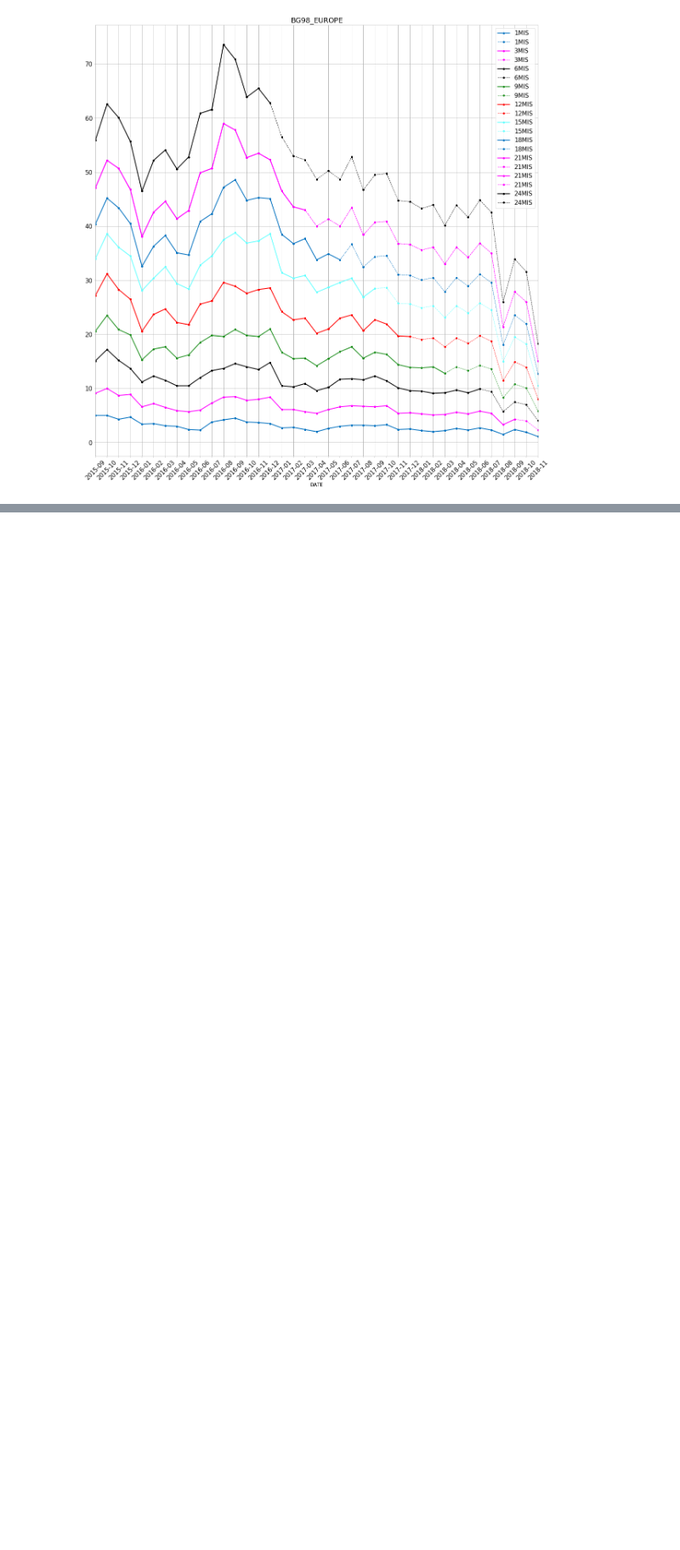
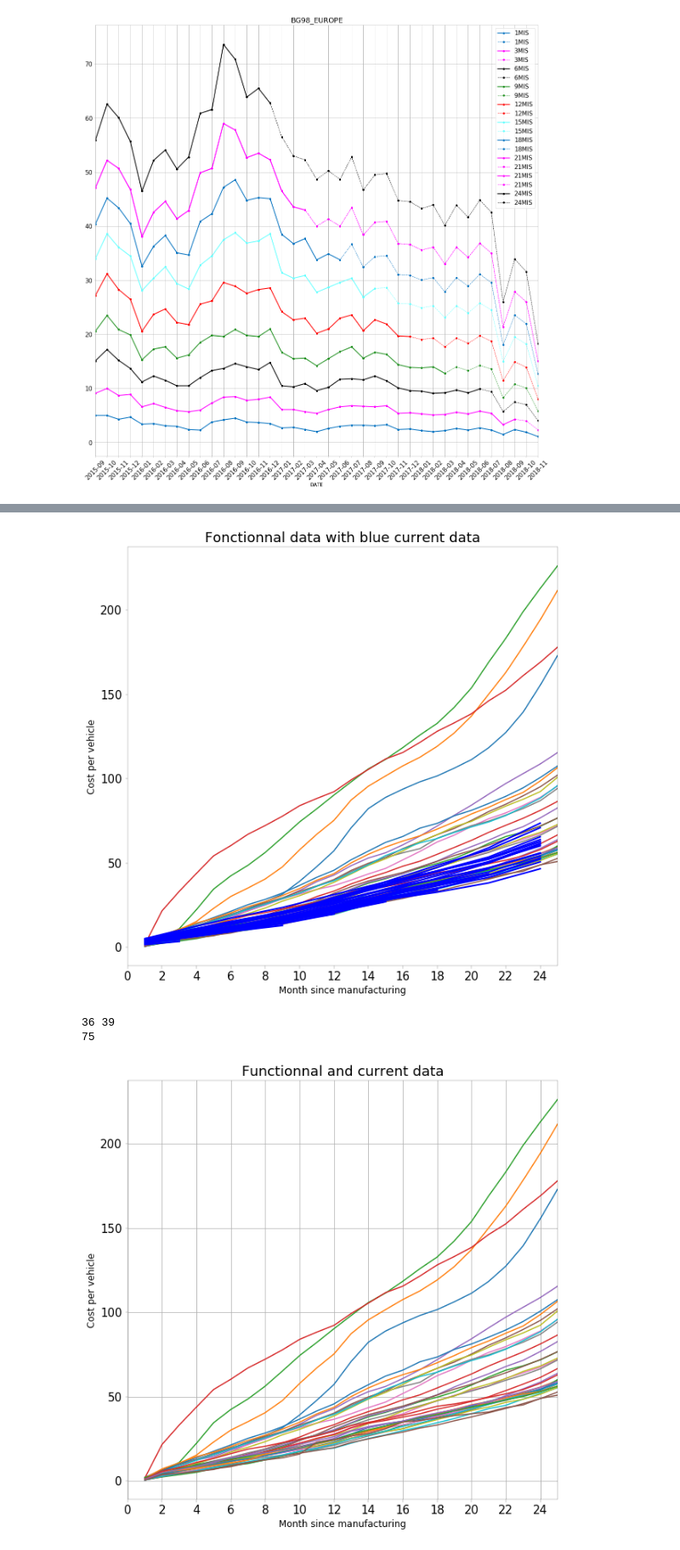
Before and after one commit to PaulMartin98/PrDep, a Jupyter notebook: BG98/From fab data to cumulative data.ipynb, the cells around one changed output, grey strips where cells are left out. Shown at 85% size. Cells and saved outputs as stored; diff of their text form; code cells hidden in the pictures; blank space fills up the shorter version.

```diff
--- a/BG98/From fab data to cumulative data.ipynb
+++ b/BG98/From fab data to cumulative data.ipynb
@@ -112,7 +131,7 @@ plot_months(df_cum)
 # %%
 data = r.data
 
-mis = ["0MIS","1MIS", "3MIS", "6MIS", "9MIS", "12MIS", "15MIS", "18MIS", "21MIS", "24MIS"]
+mis = ["1MIS", "3MIS", "6MIS", "9MIS", "12MIS", "15MIS", "18MIS", "21MIS", "24MIS"]
 
 cout=[]
 columns=[]
@@ -137,4 +156,4 @@ cout=np.array(cout)
 df = pd.DataFrame(cout, index = data["DATE"],columns=columns)
 
 
-plot_months(df)
+#plot_months(df)
@@ -147,0 +160,32 @@ plot_months(df_res)
+# %%
+def fill_blank(df):
+    #Ici on suppose qu'on a un dataFrame avec seulement 1,3,6,9 etc et on veut faire un truc linéaire
+    #pour compléter
+    data = df.values
+    months = df.columns
+    new_column =(data[:,1] + data[:,0])/2
+
+
+    data = np.concatenate((np.array([data[:,0], new_column]).T,data[:,1:]),axis=1)
+
+    for i in [3,6,9,12,15,18,21]:
+
+        new_column_1 = (data[:,i] - data[:,i-1])/3 + data[:,i-1]
+        new_column_2 = 2*(data[:,i] - data[:,i-1])/3 + data[:,i-1]
+        new_column = np.array([new_column_1, new_column_2]).T
+        data = np.concatenate((data[:,:i],new_column,data[:,i:]),axis=1)
+
+    df = pd.DataFrame(data, index = df.index,columns=np.arange(1,25))
+    return df
+
+df_fill = fill_blank(df)
+# %%
+fig = plot_months(df_cum,title="Fonctionnal data with blue current data",show = False )
+add_plot_months(df_fill, fig)
+df_res = pd.concat([df_cum,df])
+
+print(len(df_cum),len(df_fill))
+print(len(df_res))
+
+plot_months(df_res,title = "Functionnal and current data")
+# %% [output]
@@ -147,0 +194,4 @@ plot_months(df_res)
+[figure, added]
+36 39
+75
+[figure, added]
```
Also changed, not shown: parts of 10 cells of this notebook.
